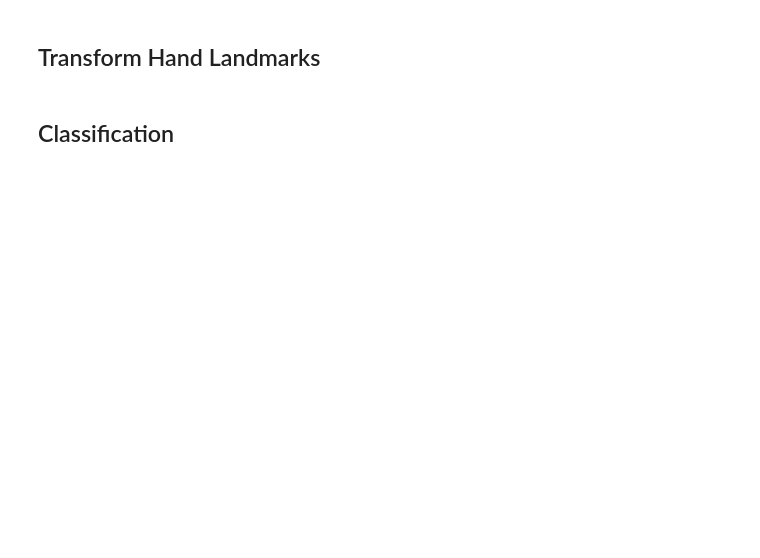
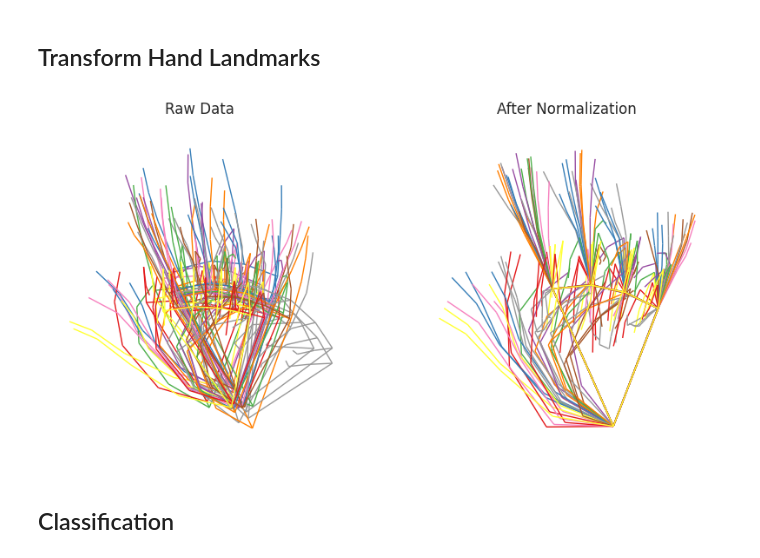
Before and after one commit to erica-sammarco/hand-symbol-project, a Jupyter notebook: experiment/stage2.ipynb, the cells around one changed output. Saved outputs shown, nothing was run; the diff lists cells and outputs as text; code cells hidden in the pictures; blank space fills up the shorter version.

```diff
--- a/experiment/stage2.ipynb
+++ b/experiment/stage2.ipynb
@@ -40,18 +42,21 @@ x = hand_reg.transform(x_raw)
 # %%
 cmap = plt.get_cmap('Set1')
 
 fig, ax = plt.subplots(1, 2)
 fig.set_size_inches(10, 5)
 for ax_idx, (label, x) in enumerate([('Raw Data', x_raw),
                                      ('After Normalization', x)]):
-    x = reshape_to_landmark(x)
+    x_reshape = reshape_to_landmark(x)
     plt.sca(ax[ax_idx])
-    for trial_idx in range(x.shape[2]):
-        _x = x[:, :, trial_idx]
+    for trial_idx in range(x_reshape.shape[2]):
+        _x = x_reshape[:, :, trial_idx]
+
         # networkx insists on a 2d array
         color = np.atleast_2d(cmap(y[trial_idx]))
         plot_hand(_x[:, 0], _x[:, 1], edge_color=color)
     ax[ax_idx].title.set_text(label)
+# %% [output]
+[figure, added]
 # %% [markdown]
 ## Classification
 # %%
```
Also changed, not shown: parts of 12 cells of this notebook.
